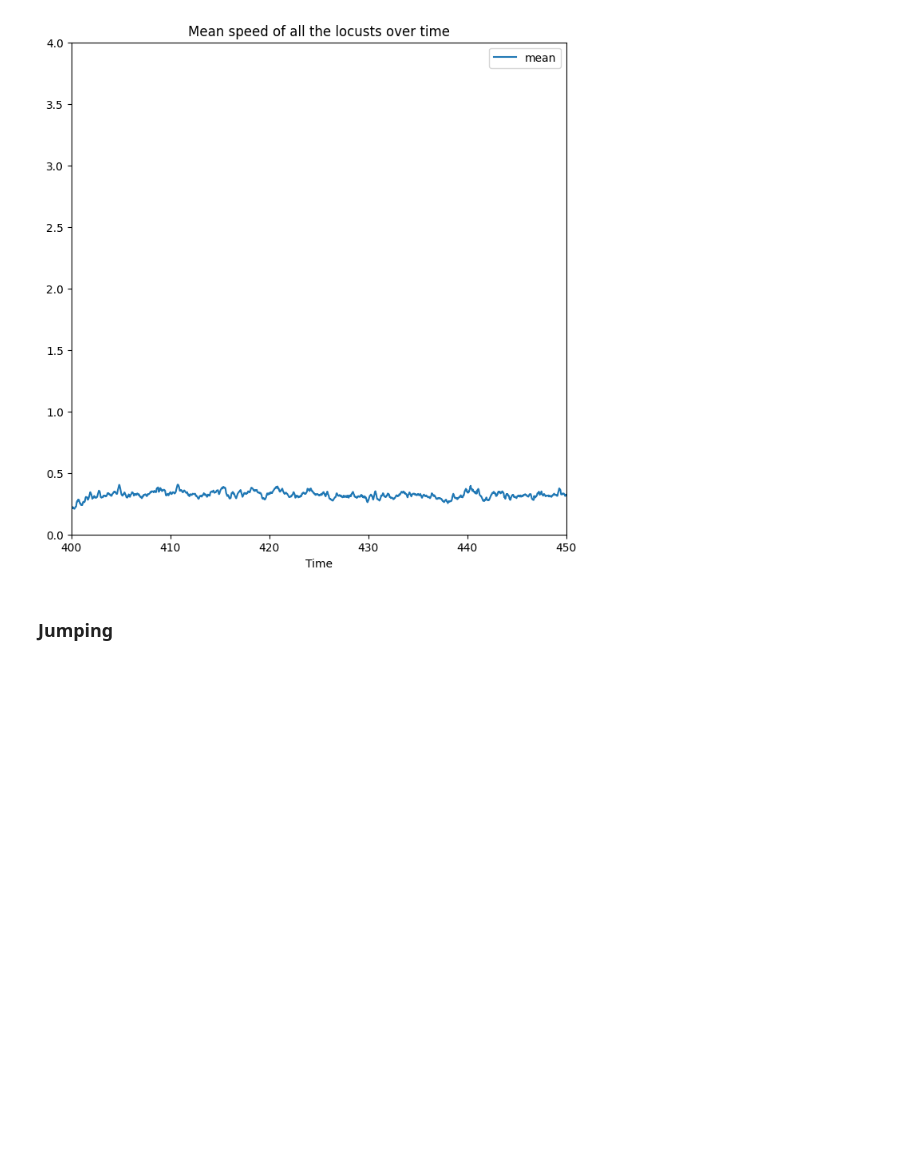
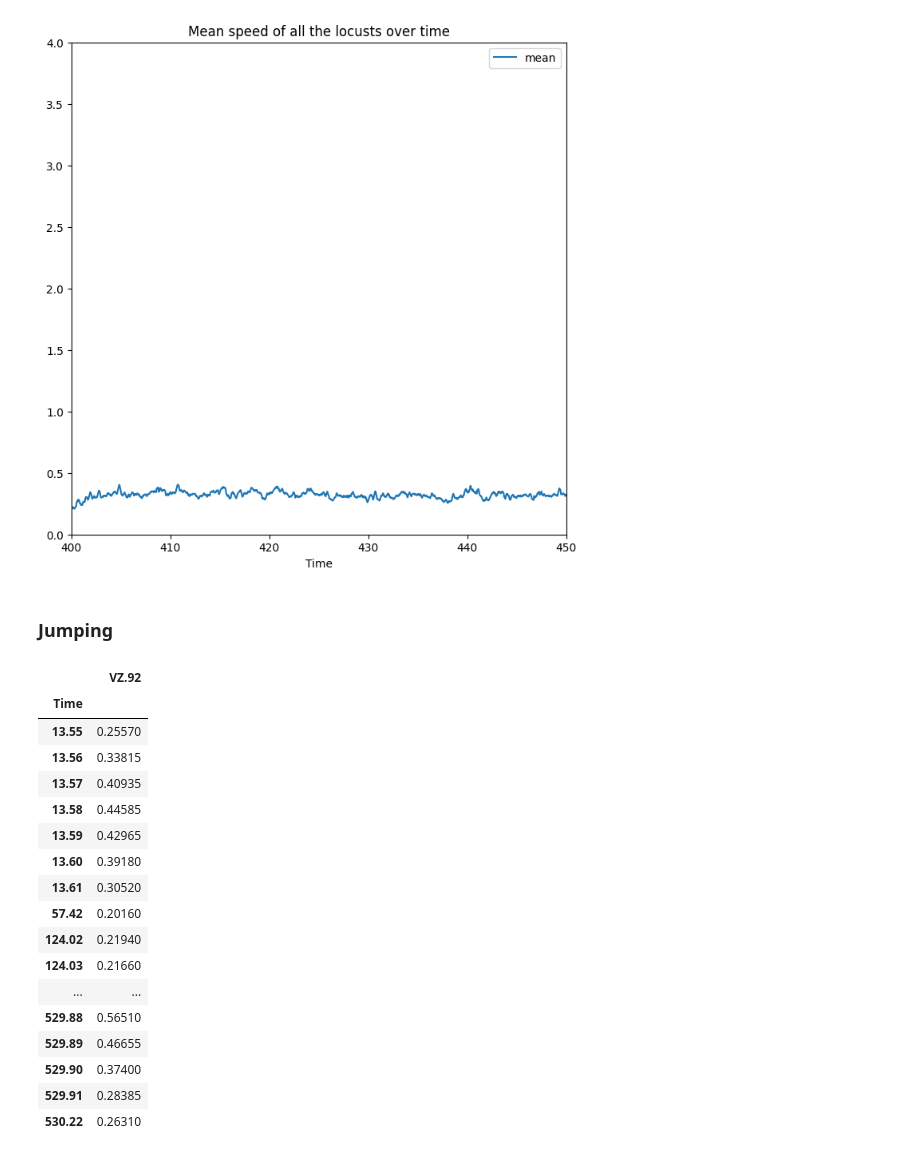
Before and after one commit to Mark-Bugden/Locust-Physics, a Jupyter notebook: Introductory_data_Analysis.ipynb, the cells around one changed output. Saved outputs shown, nothing was run; the diff lists cells and outputs as text; code cells hidden in the pictures; blank space fills up the shorter version.

```diff
--- a/Introductory_data_Analysis.ipynb
+++ b/Introductory_data_Analysis.ipynb
@@ -511,3 +511,30 @@ plt.show()
 [figure]
 # %% [markdown]
 ### Jumping
+# %%
+# We want to identify when the locusts are jumping. We will naively try to find them by looking for moments when the z velocity is high
+# We begin with 1 locust
+
+
+VZ_subset = [f'VZ.{label}' for label in [LocustNumber]]
+
+ldf[VZ_subset][ldf[VZ_subset] > 0.2].dropna()
+# %% [output]
+|  | VZ.92 |
+| Time |  |
+| 13.55 | 0.25570 |
+| 13.56 | 0.33815 |
+| 13.57 | 0.40935 |
+| 13.58 | 0.44585 |
+| 13.59 | 0.42965 |
+| 13.60 | 0.39180 |
+| 13.61 | 0.30520 |
+| 57.42 | 0.20160 |
+| 124.02 | 0.21940 |
+| 124.03 | 0.21660 |
+| ... | ... |
+| 529.88 | 0.56510 |
+| 529.89 | 0.46655 |
+| 529.90 | 0.37400 |
+| 529.91 | 0.28385 |
+| 530.22 | 0.26310 |
```
Also changed, not shown: parts of 10 cells of this notebook.
